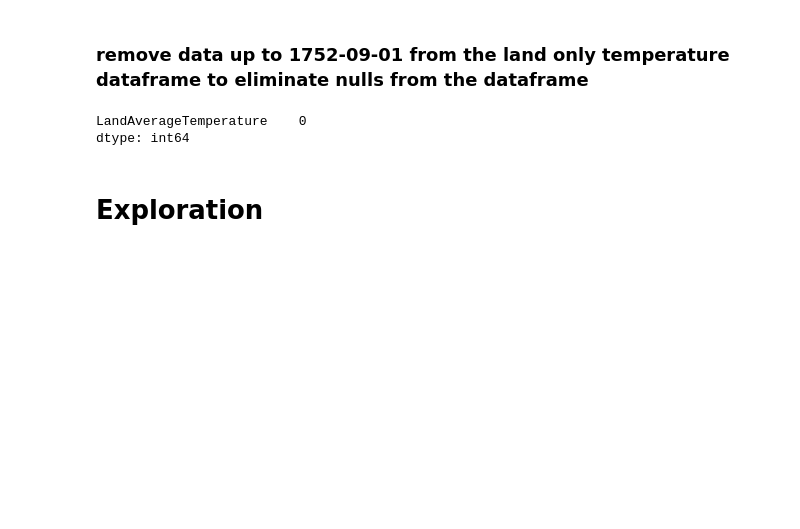
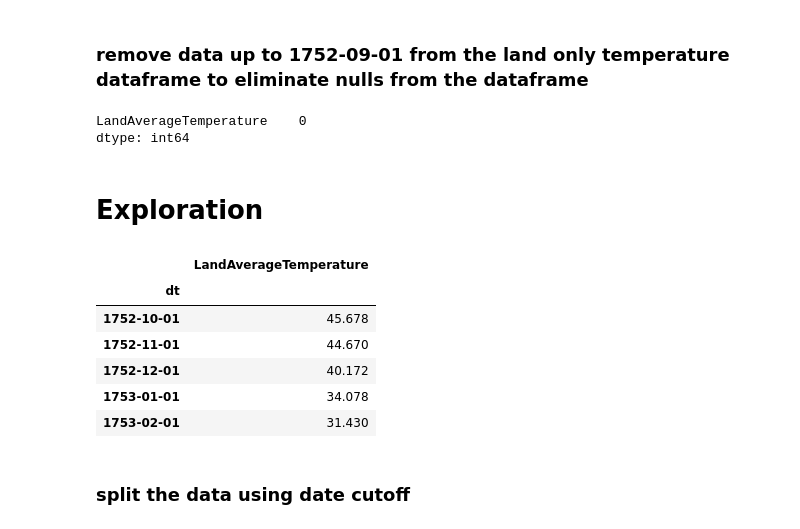
Before and after one commit to Johndsalas/earths_temperature_time_series, a Jupyter notebook: main_notebook.ipynb, the cells around one changed output. Drawn from its saved outputs; the diff is of its cells as text; code cells hidden in the pictures; blank space fills up the shorter version.

Commit message:
still trying to split the data

```diff
--- a/main_notebook.ipynb
+++ b/main_notebook.ipynb
@@ -199,3 +199,15 @@ LandAverageTemperature    0
 dtype: int64
 # %% [markdown]
 # Exploration
+# %%
+df_land.head()
+# %% [output]
+|  | LandAverageTemperature |
+| dt |  |
+| 1752-10-01 | 45.678 |
+| 1752-11-01 | 44.670 |
+| 1752-12-01 | 40.172 |
+| 1753-01-01 | 34.078 |
+| 1753-02-01 | 31.430 |
+# %% [markdown]
+### split the data using date cutoff
```
